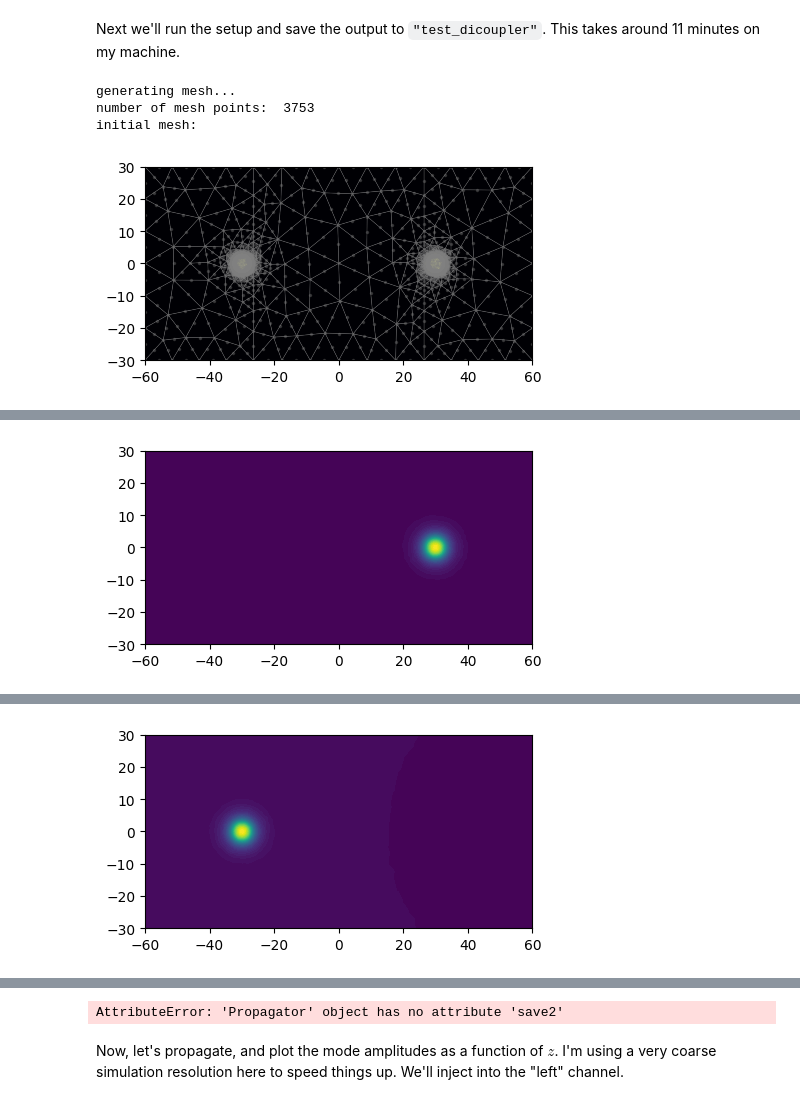
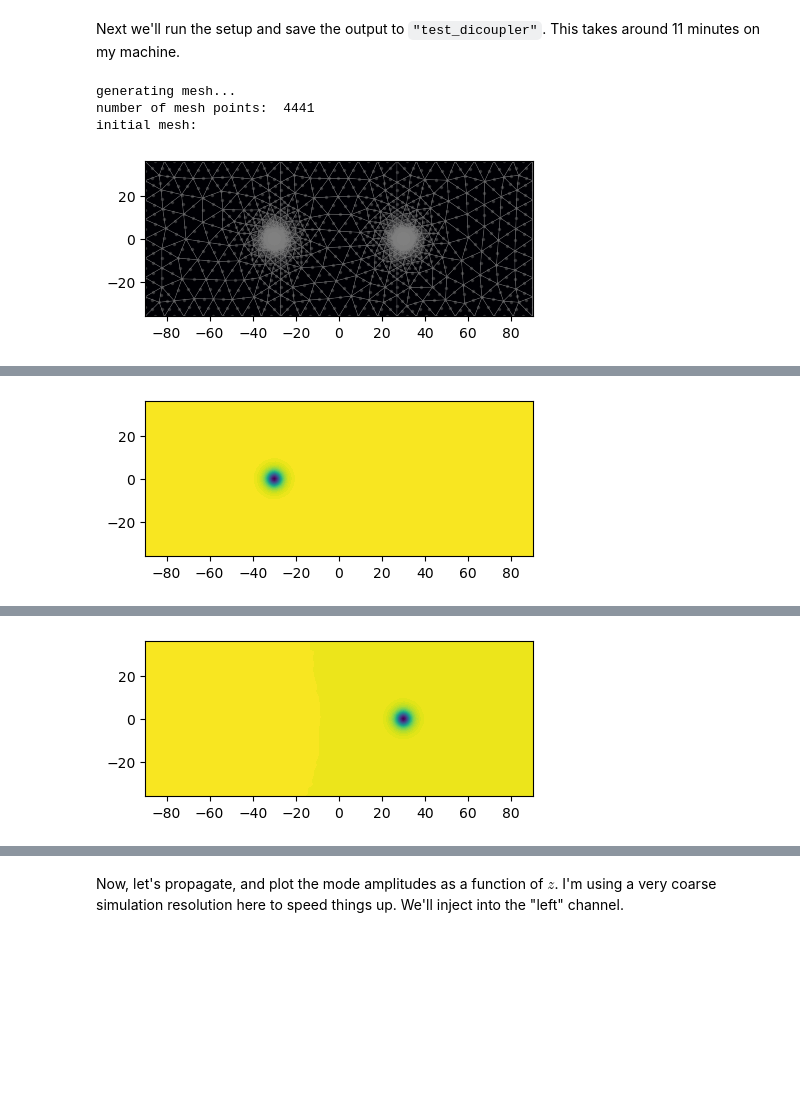
Before and after one commit to jw-lin/cbeam, a Jupyter notebook: cbeam.ipynb, the cells around one changed output, grey strips where cells are left out. Saved outputs shown, nothing was run; the diff lists cells and outputs as text; code cells hidden in the pictures; blank space fills up the shorter version.

```diff
--- a/cbeam.ipynb
+++ b/cbeam.ipynb
@@ -400,7 +504,7 @@ wl = 1.55                           # wavelength, um
 dmin = 10.                          # minimum center-to-center separation of single mode channels
 dmax = 60.                          # maximum center-to-center separation of single mode channels
 coupling_length = 5000.             # length of coupling region (where SM channels are close)
-bend_length = coupling_length/2.5   # approximate length of channel bends
+bend_length = coupling_length/4.   # approximate length of channel bends
 
 rcore = 3.                      # core radius. we will simulate a symmetric dicoupler, so core radii of both channels are the same
 
@@ -408,9 +512,9 @@ nclad = 1.444                   # cladding refractive index
 ncore = nclad + 8.8e-3          # SM core refractive index
 
 # mesh params #
-core_res = 100                      # no. of line segments to use to resolve the core-cladding interface(s)
+core_res = 60                    # no. of line segments to use to resolve the core-cladding interface(s)
 clad_mesh_size = 10.0               # mesh size (triangle side length) to use in the cladding region
-core_mesh_size = 1.0               # mesh size (triangle side length) to use inside the cores
+core_mesh_size = 0.5                # mesh size (triangle side length) to use inside the cores
 # %% [markdown]
 Note that for the `Dicoupler` class, we specify a coupling length, not the overall waveguide length. The overall waveguide length is auto-computed (in this basic implementation, it's two times the coupling length) and can be accessed through `Dicoupler.z_ex`.
 Let's make the dicoupler and inspect the paths. I've made a built-in plotting function for this.
@@ -421,7 +525,9 @@ dicoupler = waveguide.Dicoupler(rcore,rcore,ncore,ncore,dmax,dmin,nclad,coupling
 
 # here we could adjust the boundary refinement mesh parameters, e.g.
 # dicoupler.min_mesh_size = <minimum mesh element size>
-# but we use defaults for now.
+# here, I'll set mesh_dist_scale lower to increase the mesh resolution around the core boundaries.
+
+dicoupler.mesh_dist_scale = 0.5
 
 dicoupler.plot_paths()
 # %% [output]
@@ -436,13 +542,14 @@ Next we'll run the setup and save the output to `"test_dicoupler"`. This takes a
 # %%
 # note that here we could also adjust z-stepping params, e.g.
 # adprop.zstep_tol = <adaptive stepping tolerance>, or
 # adprop.min_zstep = <minimum z step>
-# we use default params for now
+
+adprop.zstep_tol = 5e-5 # For this example, I need to make the tolerance tighter
 
 output = adprop.prop_setup(0,dicoupler.z_ex,save=True,tag="test_dicoupler",plot=True)
 # %% [output]
 generating mesh...
-number of mesh points:  3753
+number of mesh points:  4441
 initial mesh:
-[figure, old version]
+[figure, new version]
 initial modes:
@@ -450 +557 @@ effective index:  1.4474943924907264
-[figure, old version]
+[figure, new version]
@@ -452,2 +559,2 @@ effective index:  1.447494331619653
-[figure, old version]
+[figure, new version]
 starting computation ...
@@ -470,4 +562,3 @@ current z: 9730.0 / 10000.0 ; current zstep: 270.0        accepted_cmat:  -6.145
-AttributeError: 'Propagator' object has no attribute 'save2'
 # %% [markdown]
 Now, let's propagate, and plot the mode amplitudes as a function of $z$. I'm using a very coarse simulation resolution here to speed things up. We'll inject into the "left" channel.
 # %%
```
Also changed, not shown: parts of 25 cells of this notebook, 4 other files.
